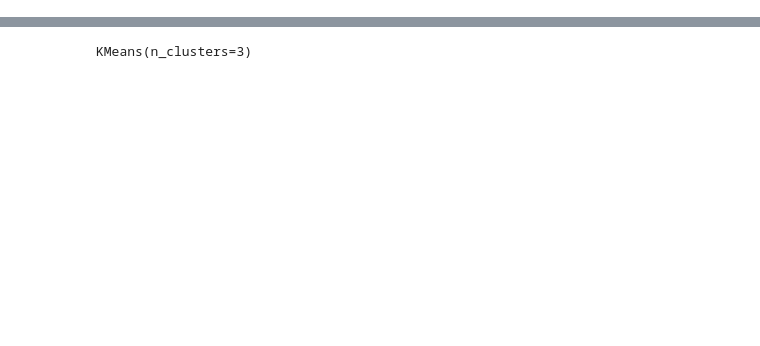
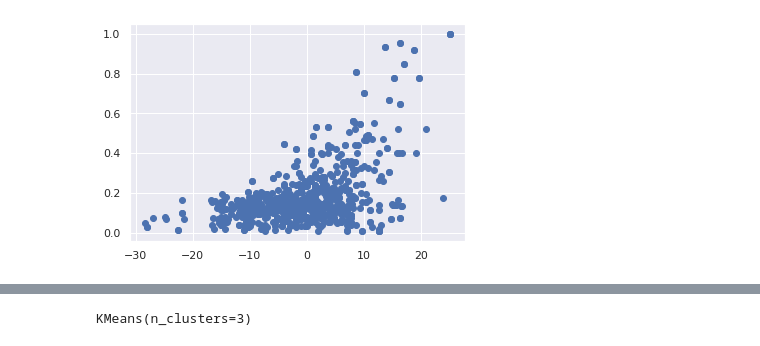
Before and after one commit to mcauleyc/CA4015_Assignment_1, a Jupyter notebook: Book/clustering.ipynb, the cells around one changed output, grey strips where cells are left out. Drawn from its saved outputs; the diff is of its cells as text; code cells hidden in the pictures; blank space fills up the shorter version.

```diff
--- a/Book/clustering.ipynb
+++ b/Book/clustering.ipynb
@@ -50,0 +45,7 @@ plt.show()
+# %%
+plt.scatter(df['Total'], df['C'])
+# plt.xlim(-180,180)
+# plt.ylim(-90,90)
+plt.show()
+# %% [output]
+[figure, added]
```
Also changed, not shown: parts of 11 cells of this notebook, 29 other files.
